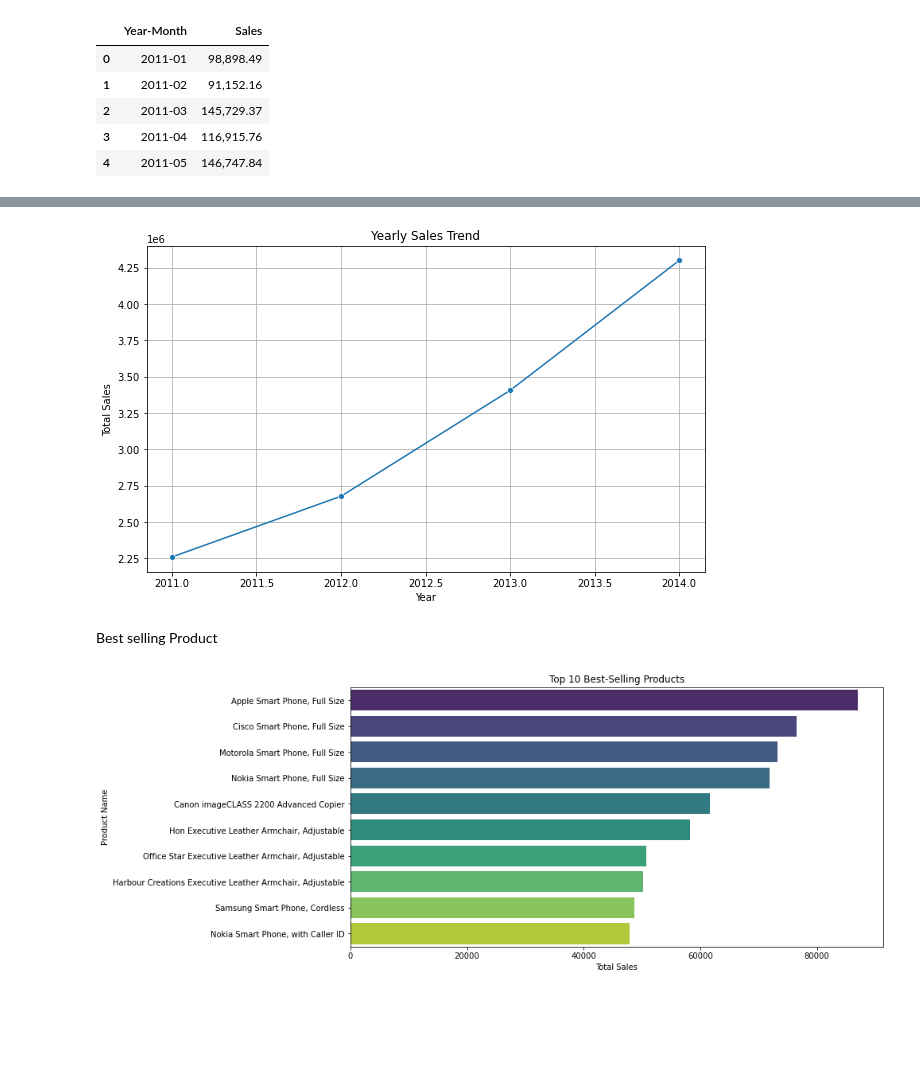
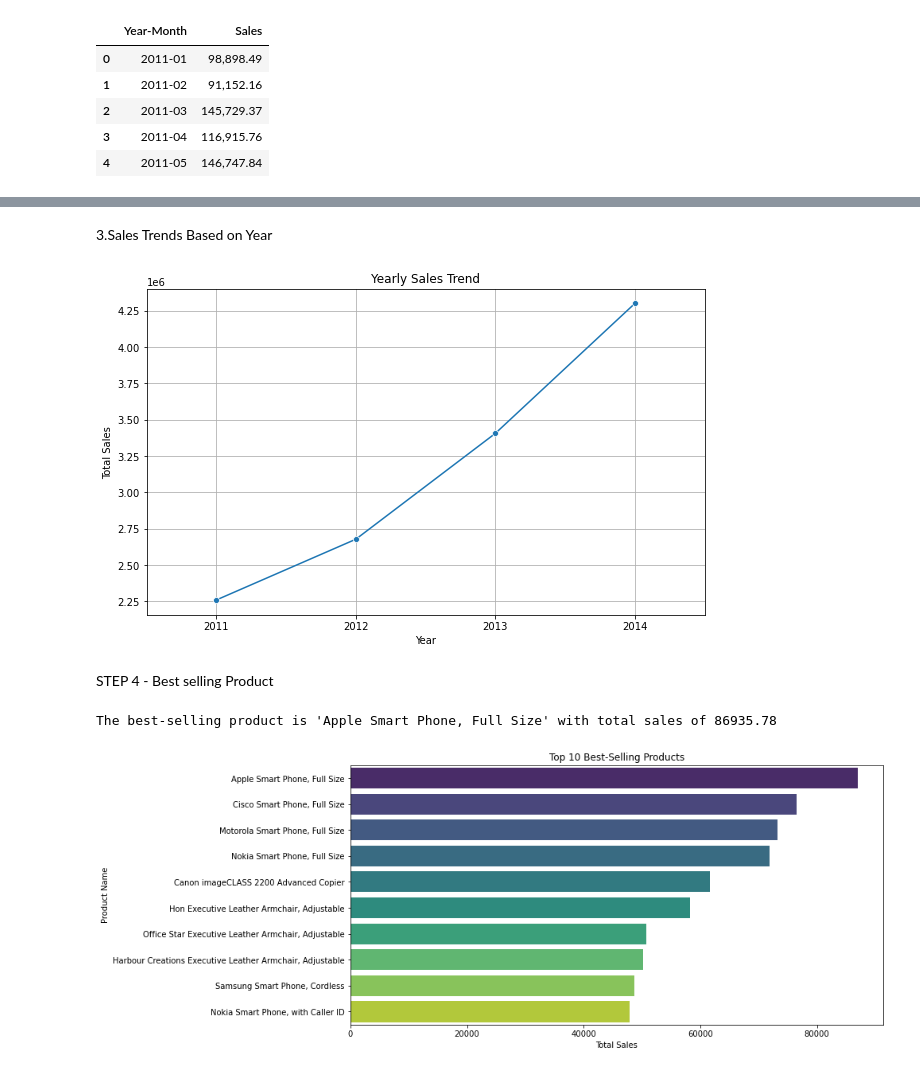
Before and after one commit to nehamunde1999/Afame-Technologies, a Jupyter notebook: sales.ipynb, the cells around one changed output, grey strips where cells are left out. Saved outputs shown, nothing was run; the diff lists cells and outputs as text; code cells hidden in the pictures; blank space fills up the shorter version.

Commit message:
Final analysis on sales data

```diff
--- a/sales.ipynb
+++ b/sales.ipynb
@@ -41,5 +44,9 @@ Total Sales
 # %%
-#Total Sales
+
+# Ensure 'Sales' column is numeric
+df['Sales'] = pd.to_numeric(df['Sales'], errors='coerce')
+
+# Calculate total sales
 total_sales = df['Sales'].sum().round(2)
 print(f"Total sales : {total_sales}")
 # %% [output]
@@ -166,24 +185,30 @@ grouped_sales_timeline_fig.show()
+# %% [markdown]
+3.Sales Trends Based on Year
 # %%
-#Sales Trends BY Year
 
-# Extract year from 'Order Date'
-df['Year'] = df['Order Date'].dt.year
+# Extract year from 'Order Date' as int
+df['Year'] = df['Order Date'].dt.year.astype(int)
 
 # Group by 'Year' and sum 'Sales'
 yearly_sales = df.groupby('Year')['Sales'].sum().reset_index()
 
-# Line plot for yearly sales
+# Create a line plot for yearly sales
 plt.figure(figsize=(10, 6))
 sns.lineplot(data=yearly_sales, x='Year', y='Sales', marker='o')
 plt.title('Yearly Sales Trend')
 plt.xlabel('Year')
 plt.ylabel('Total Sales')
+
+# Ensure x-axis has only integer values
+plt.xticks(ticks=yearly_sales['Year'])  # Set x-axis ticks to only those in 'Year'
+plt.xlim(yearly_sales['Year'].min() - 0.5, yearly_sales['Year'].max() + 0.5)  # Control x-axis limits
+
 plt.grid(True)
 plt.show()
 # %% [output]
-[figure, old version]
+[figure, new version]
 # %% [markdown]
-Best selling Product
+STEP 4 - Best selling Product
 # %%
 # Group by 'Product Name' and sum 'Sales'
 product_sales = df.groupby('Product Name')['Sales'].sum().reset_index()
@@ -191,7 +216,13 @@ product_sales = df.groupby('Product Name')['Sales'].sum().reset_index()
 # Sort by 'Sales' to find the best-selling products
 best_selling_products = product_sales.sort_values(by='Sales', ascending=False)
 
-# Bar plot for best-selling products
+# Print the best-selling product
+best_product = best_selling_products.iloc[0]['Product Name']
+best_sales = best_selling_products.iloc[0]['Sales']
+print(f"The best-selling product is '{best_product}' with total sales of {best_sales:.2f}")
+
+
+# Bar plot for TOp 10 best-selling products
 plt.figure(figsize=(12, 6))
 sns.barplot(data=best_selling_products.head(10), x='Sales', y='Product Name', palette='viridis')
 plt.title('Top 10 Best-Selling Products')
@@ -199,4 +230,5 @@ plt.xlabel('Total Sales')
 plt.ylabel('Product Name')
 plt.show()
 # %% [output]
+The best-selling product is 'Apple Smart Phone, Full Size' with total sales of 86935.78
 [figure]
```
Also changed, not shown: parts of 33 cells of this notebook.
